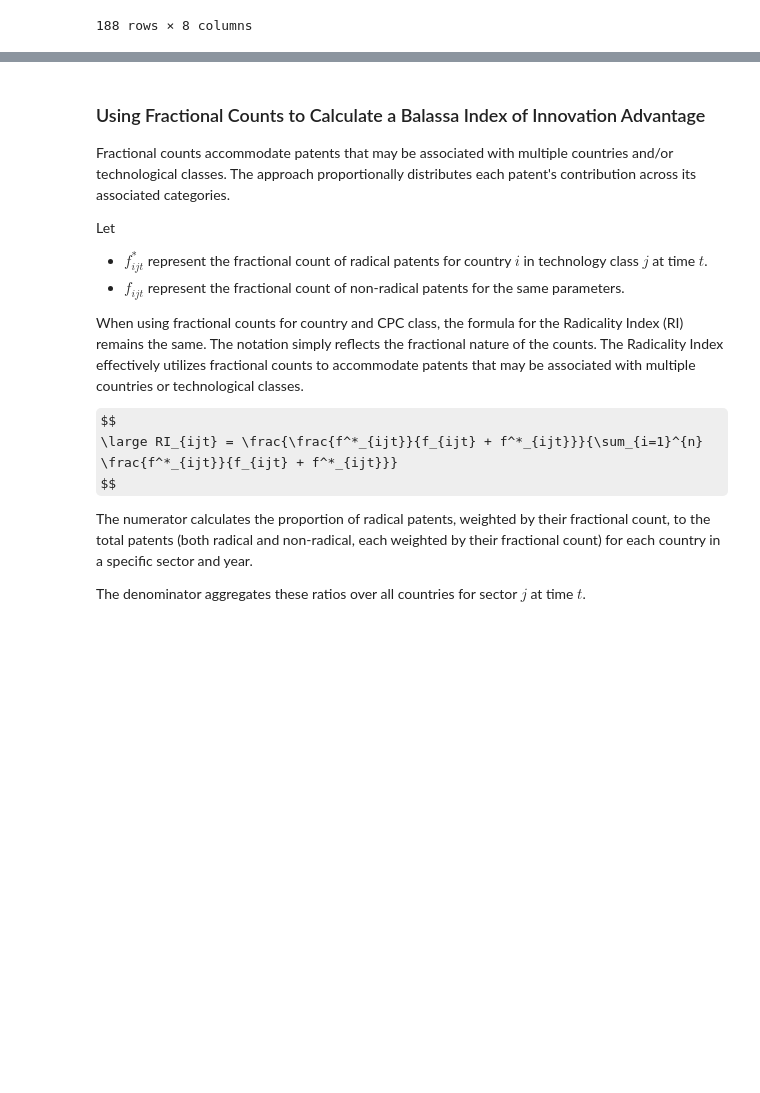
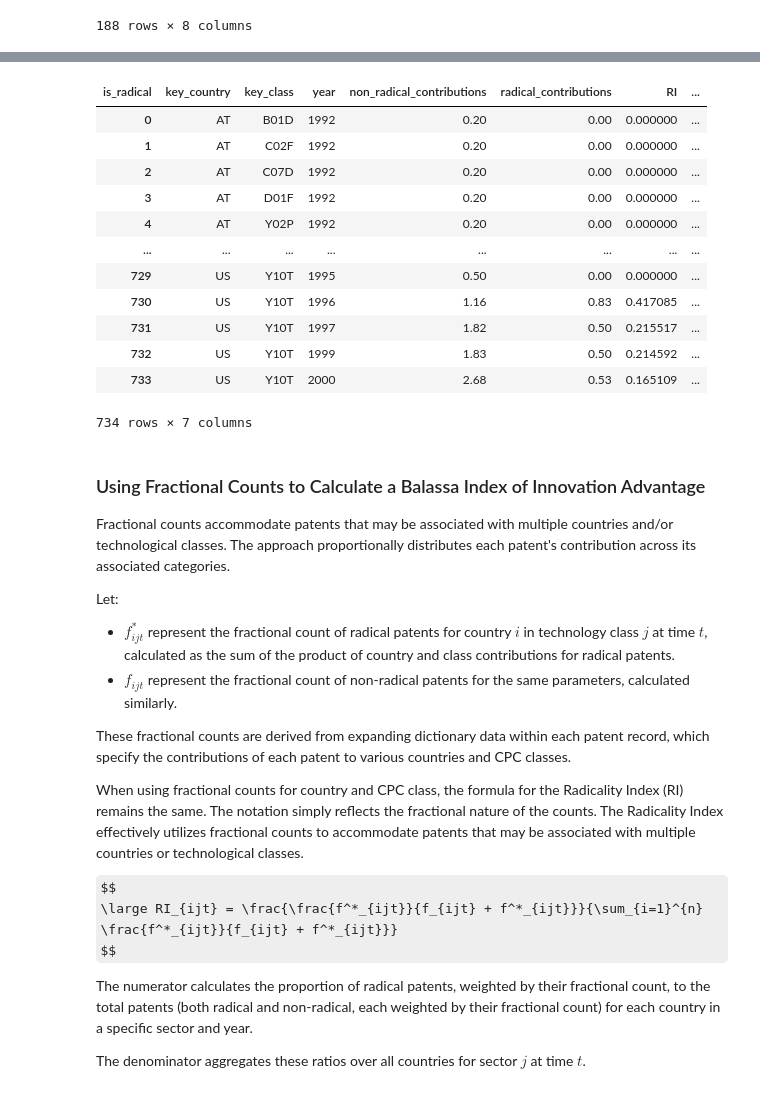
Before and after one commit to matt-wilder/patent-data, a Jupyter notebook: Balassa index for patent research (M.Wilder).ipynb, the cells around one changed output, grey strips where cells are left out. Cells and saved outputs as stored; diff of their text form; code cells hidden in the pictures; some formulas as TeX source; blank space fills up the shorter version.

```diff
--- a/Balassa index for patent research (M.Wilder).ipynb
+++ b/Balassa index for patent research (M.Wilder).ipynb
@@ -249,0 +282,54 @@ aggregated_data
+# %%
+def expand_dict_rows(df, col_name):
+    """ Normalize dictionary columns and expand them into rows. """
+    rows = []
+    for index, row in df.iterrows():
+        dict_data = row[col_name]
+        if isinstance(dict_data, str):
+            dict_data = ast.literal_eval(dict_data)  # evaluate string literal to dictionary
+        if isinstance(dict_data, dict):
+            for key, value in dict_data.items():
+                new_row = row.to_dict()
+                new_row['key'] = key
+                new_row['value'] = value
+                rows.append(new_row)
+    return pd.DataFrame(rows)
+
+def calculate_fractional_index(df):
+    # expand dictionary data to rows
+    country_frac = expand_dict_rows(df[['patent', 'is_radical', 'year', 'inventors_country_frac']], 'inventors_country_frac')
+    class_frac = expand_dict_rows(df[['patent', 'is_radical', 'year', 'frac_class']], 'frac_class')
+
+    # merge and calculate weighted contributions
+    merged_df = pd.merge(country_frac, class_frac, on=['patent', 'is_radical', 'year'], suffixes=('_country', '_class'))
+    merged_df['weighted_contribution'] = merged_df['value_country'] * merged_df['value_class']
+
+    # group by radical status and aggregate contributions
+    grouped = merged_df.groupby(['key_country', 'key_class', 'year', 'is_radical'])
+    sum_data = grouped['weighted_contribution'].sum().unstack(fill_value=0)
+
+    # rename columns for clarity
+    sum_data.rename(columns={0: 'non_radical_contributions', 1: 'radical_contributions'}, inplace=True)
+
+    # calculate the RI and normalize it
+    sum_data['RI'] = sum_data['radical_contributions'] / (sum_data['non_radical_contributions'] + sum_data['radical_contributions'])
+    sum_data['RI_normalized'] = (sum_data['RI'] - 1) / (sum_data['RI'] + 1)
+
+    return sum_data.reset_index()
+
+result_df = calculate_fractional_index(df)
+result_df
+# %% [output]
+| is_radical | key_country | key_class | year | non_radical_contributions | radical_contributions | RI | ... |
+| 0 | AT | B01D | 1992 | 0.20 | 0.00 | 0.000000 | ... |
+| 1 | AT | C02F | 1992 | 0.20 | 0.00 | 0.000000 | ... |
+| 2 | AT | C07D | 1992 | 0.20 | 0.00 | 0.000000 | ... |
+| 3 | AT | D01F | 1992 | 0.20 | 0.00 | 0.000000 | ... |
+| 4 | AT | Y02P | 1992 | 0.20 | 0.00 | 0.000000 | ... |
+| ... | ... | ... | ... | ... | ... | ... | ... |
+| 729 | US | Y10T | 1995 | 0.50 | 0.00 | 0.000000 | ... |
+| 730 | US | Y10T | 1996 | 1.16 | 0.83 | 0.417085 | ... |
+| 731 | US | Y10T | 1997 | 1.82 | 0.50 | 0.215517 | ... |
+| 732 | US | Y10T | 1999 | 1.83 | 0.50 | 0.214592 | ... |
+| 733 | US | Y10T | 2000 | 2.68 | 0.53 | 0.165109 | ... |
+734 rows × 7 columns
@@ -252,9 +347,11 @@ aggregated_data
 
 Fractional counts accommodate patents that may be associated with multiple countries and/or technological classes. The approach proportionally distributes each patent's contribution across its associated categories.
 
-Let
-- $f^*_{ijt}$ represent the fractional count of radical patents for country $i$ in technology class $j$ at time $t$.
-- $f_{ijt}$ represent the fractional count of non-radical patents for the same parameters.
+Let:
+- $f^*_{ijt}$ represent the fractional count of radical patents for country $i$ in technology class $j$ at time $t$, calculated as the sum of the product of country and class contributions for radical patents.
+- $f_{ijt}$ represent the fractional count of non-radical patents for the same parameters, calculated similarly.
+
+These fractional counts are derived from expanding dictionary data within each patent record, which specify the contributions of each patent to various countries and CPC classes.
 
 When using fractional counts for country and CPC class, the formula for the Radicality Index (RI) remains the same. The notation simply reflects the fractional nature of the counts. The Radicality Index effectively utilizes fractional counts to accommodate patents that may be associated with multiple countries or technological classes.
 
```
Also changed, not shown: parts of 10 cells of this notebook.
